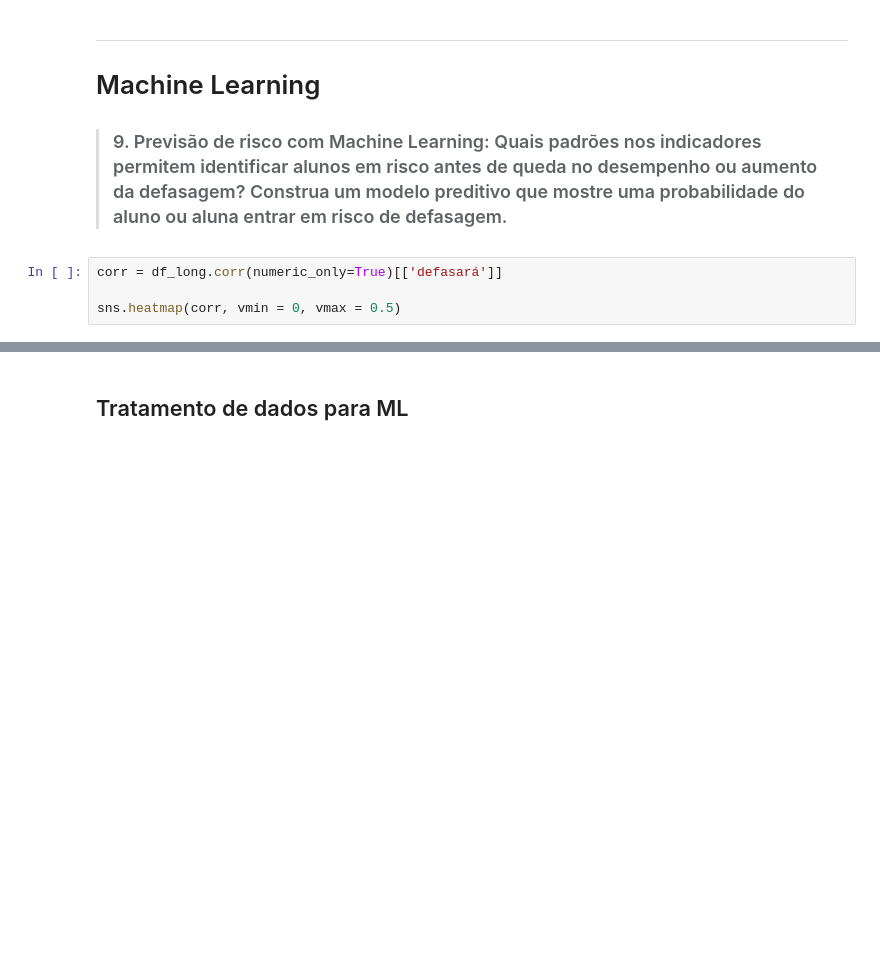
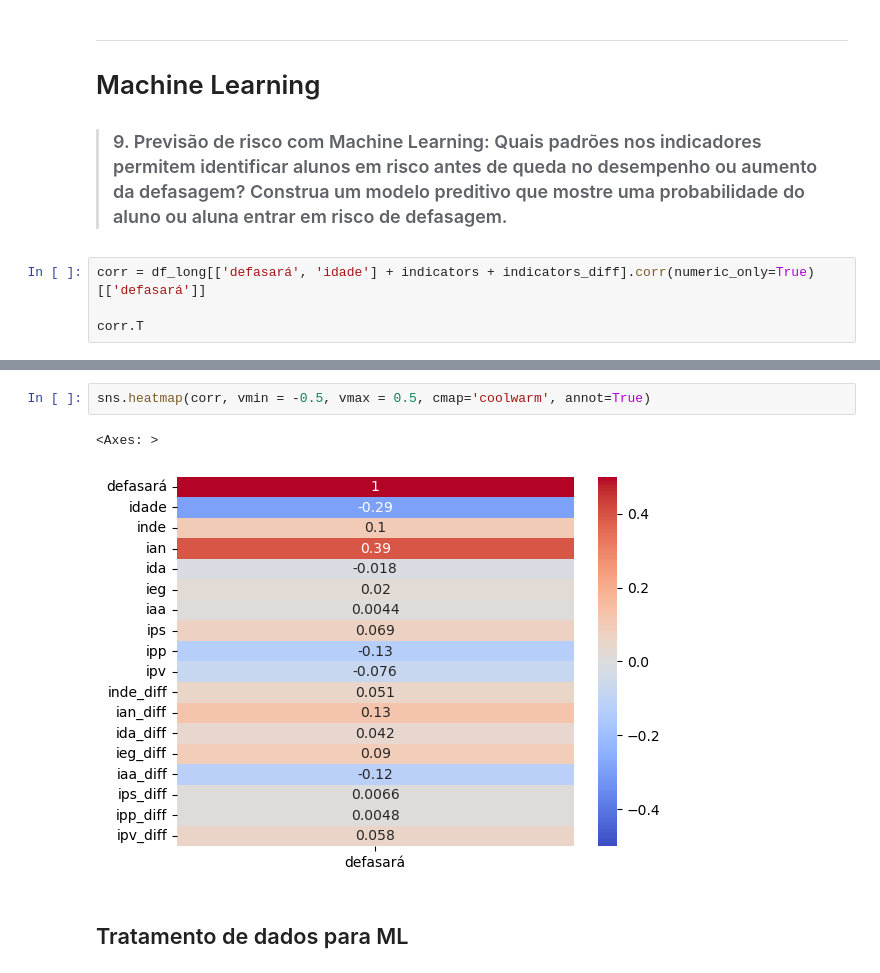
Before and after one commit to victoria-menezes/fiap-data-analytics-DATATHON, a Jupyter notebook: notebook.ipynb, the cells around one changed output, grey strips where cells are left out. Saved outputs shown, nothing was run; the diff lists cells and outputs as text; blank space fills up the shorter version.

```diff
--- a/notebook.ipynb
+++ b/notebook.ipynb
@@ -2629,7 +2679,7 @@ ingest_data(FILE_CORRELATION, SCHEMA_NAME, 'passos_magicos_coef_corr')
 # Machine Learning
 > ### 9. Previsão de risco com Machine Learning: Quais padrões nos indicadores permitem identificar alunos em risco antes de queda no desempenho ou aumento da defasagem? Construa um modelo preditivo que mostre uma probabilidade do aluno ou aluna entrar em risco de defasagem.
 # %%
-corr = df_long.corr(numeric_only=True)[['defasará']]
+corr = df_long[['defasará', 'idade'] + indicators + indicators_diff].corr(numeric_only=True)[['defasará']]
 
-sns.heatmap(corr, vmin = 0, vmax = 0.5)
+corr.T
 # %% [output]
@@ -2638,3 +2688,8 @@ sns.heatmap(corr, vmin = 0, vmax = 0.5)
+# %%
+sns.heatmap(corr, vmin = -0.5, vmax = 0.5, cmap='coolwarm', annot=True)
+# %% [output]
+<Axes: >
+[figure, added]
 # %% [markdown]
 ## Tratamento de dados para ML
 # %%
```
Also changed, not shown: parts of 38 cells of this notebook.
